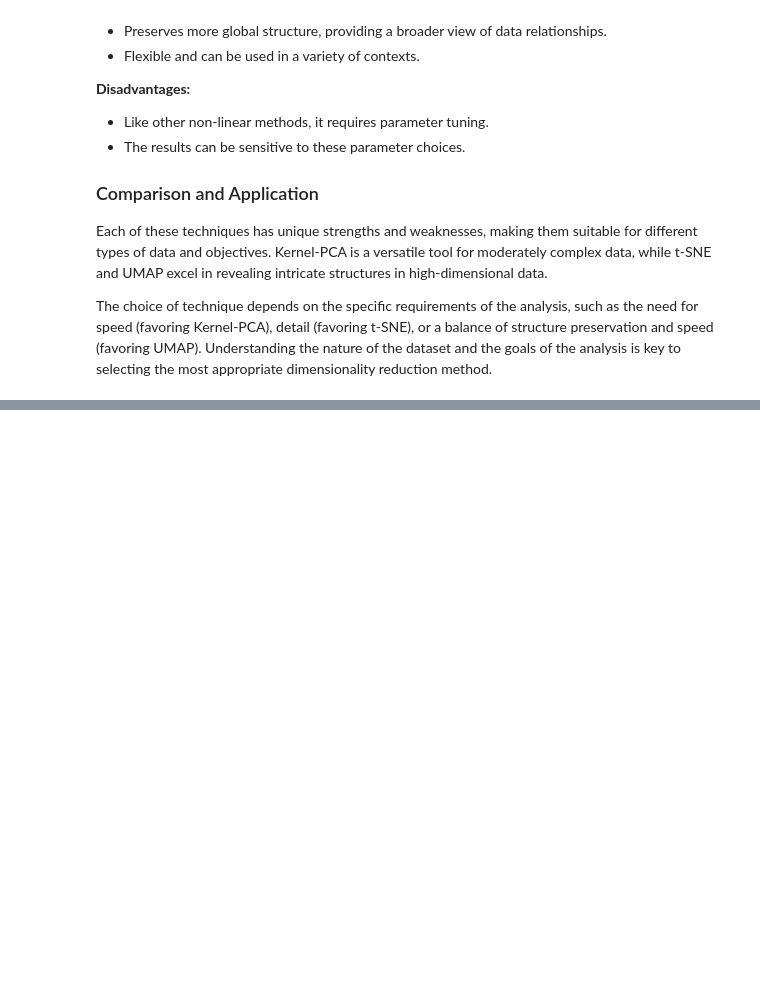
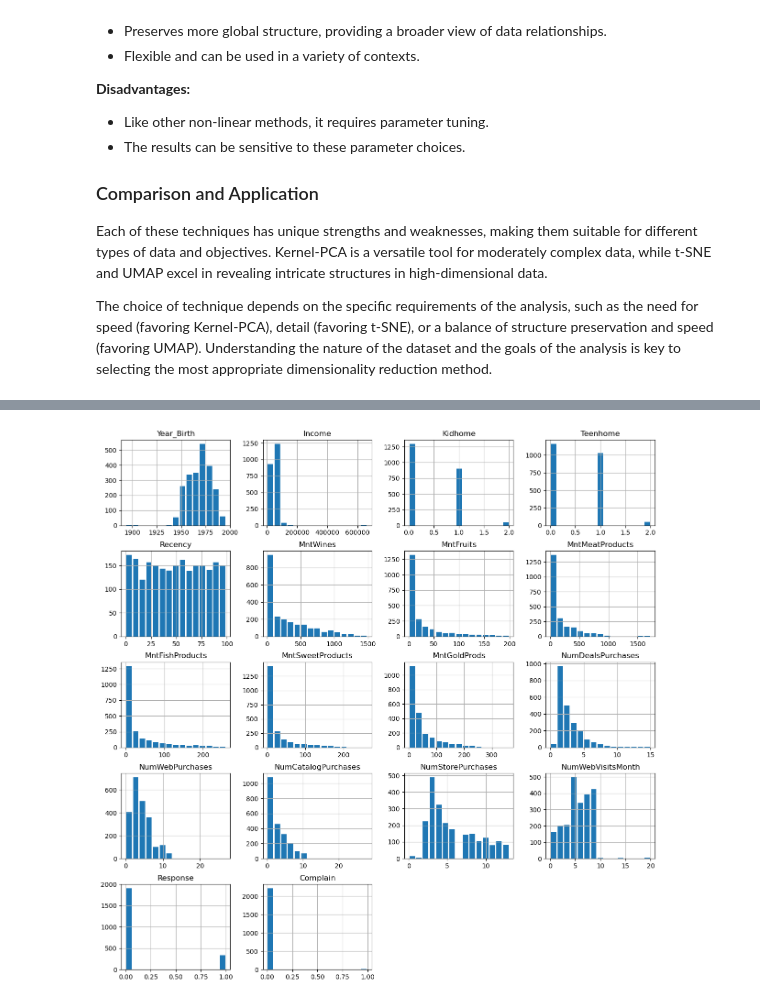
Before and after one commit to florian-huber/data_science_course, a Jupyter notebook: notebooks/live_coding_07_dimensionality_reduction.ipynb, the cells around one changed output, grey strips where cells are left out. Cells and saved outputs as stored; diff of their text form; code cells hidden in the pictures; blank space fills up the shorter version.

```diff
--- a/notebooks/live_coding_07_dimensionality_reduction.ipynb
+++ b/notebooks/live_coding_07_dimensionality_reduction.ipynb
@@ -305,0 +306,7 @@ The choice of technique depends on the specific requirements of the analysis, su
+# %%
+path_data = "../../../Data/data_teaching/"
+filename = "superstore_data.csv"
+
+data = pd.read_csv(os.path.join(path_data, filename))
+data = data.set_index("Id")
+data.head()
@@ -305,0 +322,5 @@ The choice of technique depends on the specific requirements of the analysis, su
+# %%
+data.hist(figsize=(15, 15), bins=15, rwidth=0.8)
+plt.show()
+# %% [output]
+[figure, added]
```
Also changed, not shown: parts of 20 cells of this notebook.
